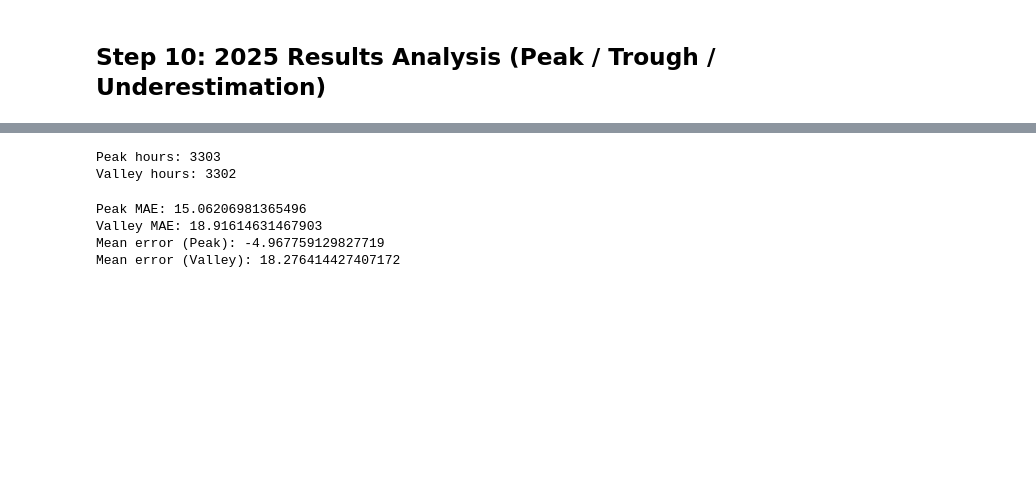
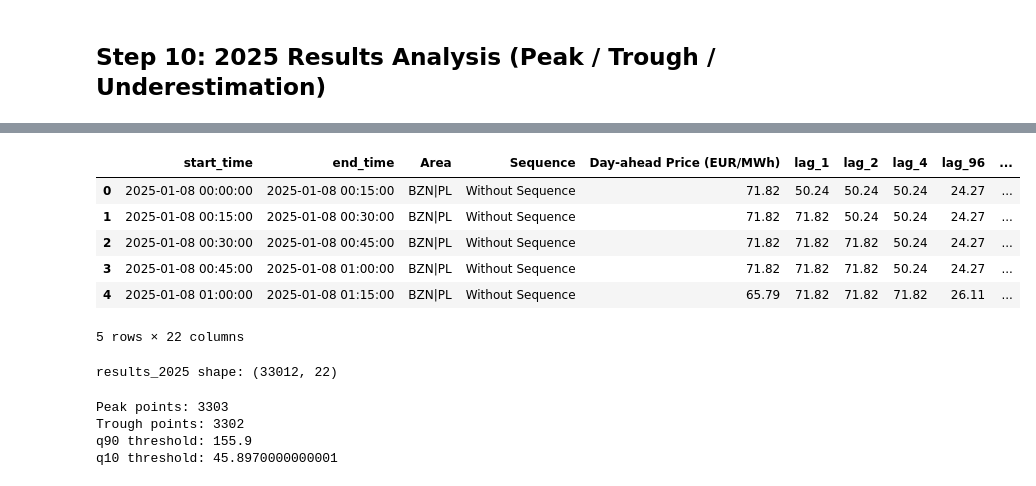
Before and after one commit to anlan-chen/ML2-Final-Project, a Jupyter notebook: ML2 Final Project.ipynb, the cells around one changed output, grey strips where cells are left out. Saved outputs shown, nothing was run; the diff lists cells and outputs as text; code cells hidden in the pictures; blank space fills up the shorter version.

```diff
--- a/ML2 Final Project.ipynb
+++ b/ML2 Final Project.ipynb
@@ -472,34 +536,41 @@ display(results_2025.head())
 # %%
-# Step 10.2: define peak and valley periods
-q90 = results_2025["y_true"].quantile(0.9)
-q10 = results_2025["y_true"].quantile(0.1)
+# Step 10.2: build results dataframe (2025)
 
-peak_df = results_2025[results_2025["y_true"] >= q90]
-valley_df = results_2025[results_2025["y_true"] <= q10]
+results_2025 = test_fe.copy()
+results_2025["y_true"] = y_test.values
+results_2025["y_pred"] = y_pred_best
 
-print("Peak hours:", peak_df.shape[0])
-print("Valley hours:", valley_df.shape[0])
+# Error = pred - true (negative => underestimation)
+results_2025["error"] = results_2025["y_pred"] - results_2025["y_true"]
+results_2025["abs_error"] = results_2025["error"].abs()
+
+display(results_2025.head())
+print("results_2025 shape:", results_2025.shape)
 # %% [output]
+|  | start_time | end_time | Area | Sequence | Day-ahead Price (EUR/MWh) | lag_1 | lag_2 | lag_4 | lag_96 | ... |
+| 0 | 2025-01-08 00:00:00 | 2025-01-08 00:15:00 | BZN|PL | Without Sequence | 71.82 | 50.24 | 50.24 | 50.24 | 24.27 | ... |
+| 1 | 2025-01-08 00:15:00 | 2025-01-08 00:30:00 | BZN|PL | Without Sequence | 71.82 | 71.82 | 50.24 | 50.24 | 24.27 | ... |
+| 2 | 2025-01-08 00:30:00 | 2025-01-08 00:45:00 | BZN|PL | Without Sequence | 71.82 | 71.82 | 71.82 | 50.24 | 24.27 | ... |
+| 3 | 2025-01-08 00:45:00 | 2025-01-08 01:00:00 | BZN|PL | Without Sequence | 71.82 | 71.82 | 71.82 | 50.24 | 24.27 | ... |
+| 4 | 2025-01-08 01:00:00 | 2025-01-08 01:15:00 | BZN|PL | Without Sequence | 65.79 | 71.82 | 71.82 | 71.82 | 26.11 | ... |
-Peak hours: 3303
-Valley hours: 3302
+5 rows × 22 columns
+results_2025 shape: (33012, 22)
 # %%
-# Step 10.3: error analysis
-from sklearn.metrics import mean_absolute_error
+# Step 10.3: define Peak / Trough by quantiles (top 10% / bottom 10%)
 
-mae_peak = mean_absolute_error(peak_df["y_true"], peak_df["y_pred_lgb_tuned"])
-mae_valley = mean_absolute_error(valley_df["y_true"], valley_df["y_pred_lgb_tuned"])
+q90 = results_2025["y_true"].quantile(0.9)
+q10 = results_2025["y_true"].quantile(0.1)
 
-mean_error_peak = (peak_df["y_pred_lgb_tuned"] - peak_df["y_true"]).mean()
-mean_error_valley = (valley_df["y_pred_lgb_tuned"] - valley_df["y_true"]).mean()
+peak_df = results_2025[results_2025["y_true"] >= q90]
+trough_df = results_2025[results_2025["y_true"] <= q10]
 
-print("Peak MAE:", mae_peak)
-print("Valley MAE:", mae_valley)
-
-print("Mean error (Peak):", mean_error_peak)
-print("Mean error (Valley):", mean_error_valley)
+print("Peak points:", peak_df.shape[0])
+print("Trough points:", trough_df.shape[0])
+print("q90 threshold:", q90)
+print("q10 threshold:", q10)
 # %% [output]
-Peak MAE: 15.06206981365496
-Valley MAE: 18.91614631467903
-Mean error (Peak): -4.967759129827719
-Mean error (Valley): 18.276414427407172
+Peak points: 3303
+Trough points: 3302
+q90 threshold: 155.9
+q10 threshold: 45.8970000000001
 # %%
```
Also changed, not shown: parts of 29 cells of this notebook.
